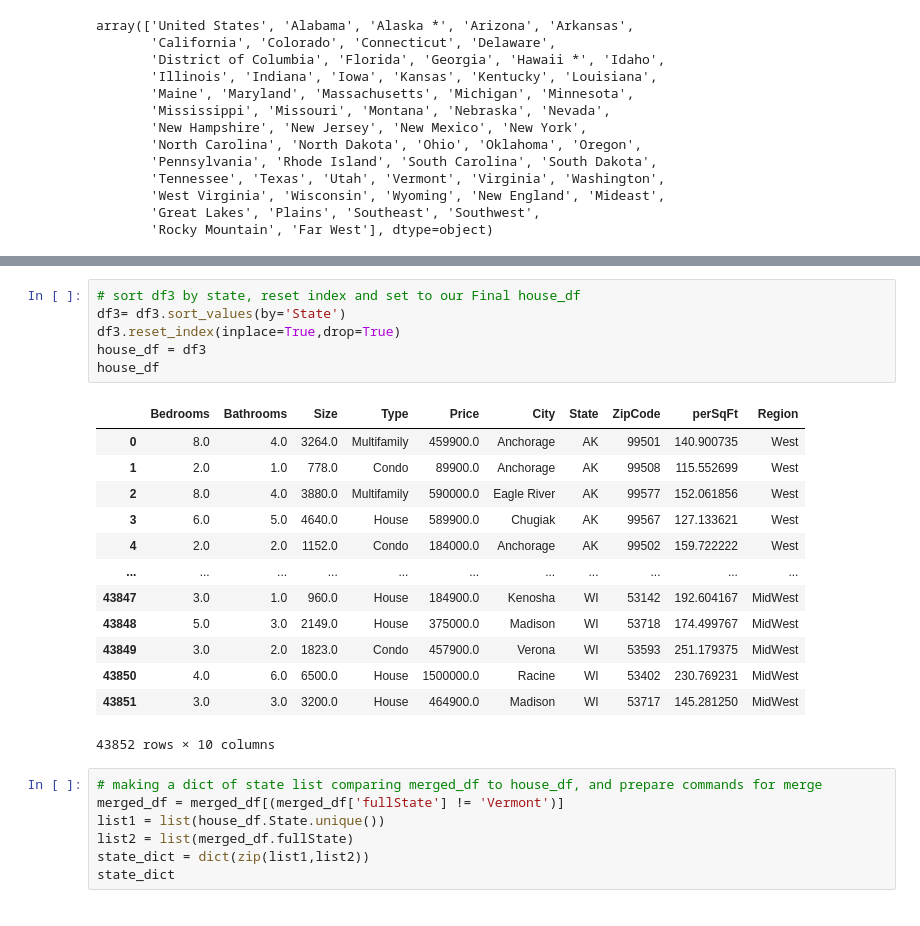
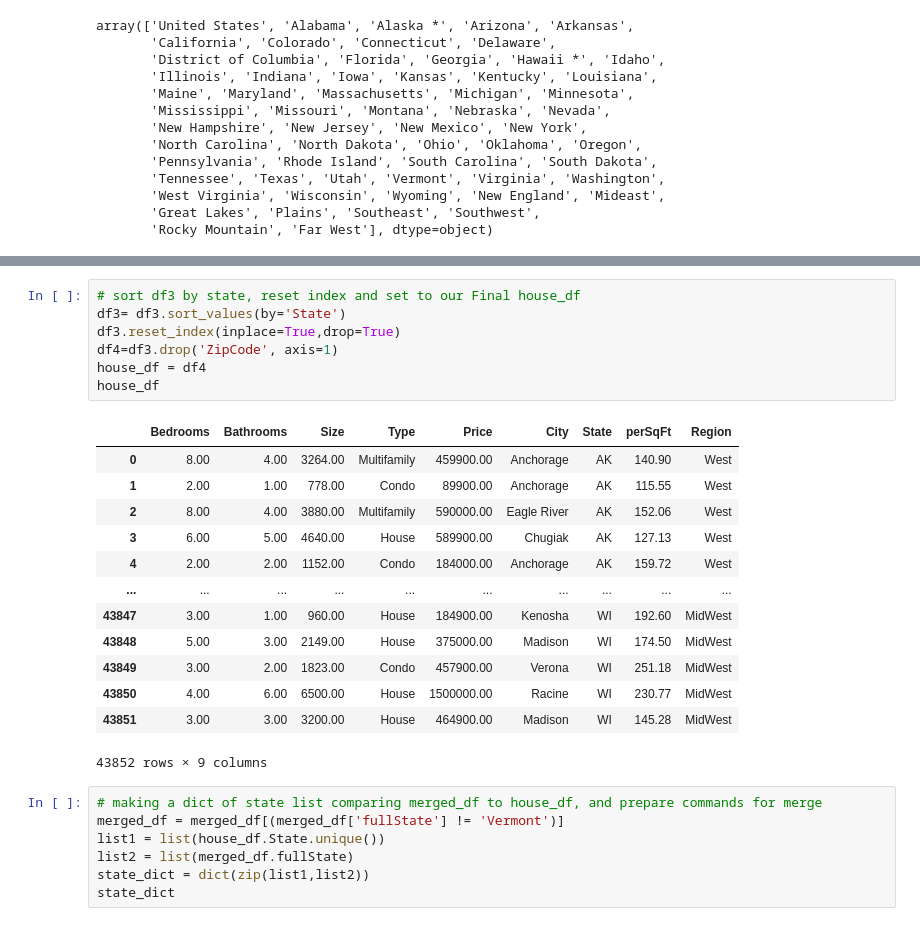
Before and after one commit to StockJanitor/CIS41_Project, a Jupyter notebook: CIS41_Project.ipynb, the cells around one changed output, grey strips where cells are left out. Cells and saved outputs as stored; diff of their text form.

```diff
--- a/CIS41_Project.ipynb
+++ b/CIS41_Project.ipynb
@@ -443,23 +457,24 @@ merged_df.tail()
 # %%
 # sort df3 by state, reset index and set to our Final house_df
 df3= df3.sort_values(by='State')
 df3.reset_index(inplace=True,drop=True)
-house_df = df3
+df4=df3.drop('ZipCode', axis=1)
+house_df = df4
 house_df
 # %% [output]
-|  | Bedrooms | Bathrooms | Size | Type | Price | City | State | ZipCode | perSqFt | Region |
-| 0 | 8.0 | 4.0 | 3264.0 | Multifamily | 459900.0 | Anchorage | AK | 99501 | 140.900735 | West |
-| 1 | 2.0 | 1.0 | 778.0 | Condo | 89900.0 | Anchorage | AK | 99508 | 115.552699 | West |
-| 2 | 8.0 | 4.0 | 3880.0 | Multifamily | 590000.0 | Eagle River | AK | 99577 | 152.061856 | West |
-| 3 | 6.0 | 5.0 | 4640.0 | House | 589900.0 | Chugiak | AK | 99567 | 127.133621 | West |
-| 4 | 2.0 | 2.0 | 1152.0 | Condo | 184000.0 | Anchorage | AK | 99502 | 159.722222 | West |
-| ... | ... | ... | ... | ... | ... | ... | ... | ... | ... | ... |
-| 43847 | 3.0 | 1.0 | 960.0 | House | 184900.0 | Kenosha | WI | 53142 | 192.604167 | MidWest |
-| 43848 | 5.0 | 3.0 | 2149.0 | House | 375000.0 | Madison | WI | 53718 | 174.499767 | MidWest |
-| 43849 | 3.0 | 2.0 | 1823.0 | Condo | 457900.0 | Verona | WI | 53593 | 251.179375 | MidWest |
-| 43850 | 4.0 | 6.0 | 6500.0 | House | 1500000.0 | Racine | WI | 53402 | 230.769231 | MidWest |
-| 43851 | 3.0 | 3.0 | 3200.0 | House | 464900.0 | Madison | WI | 53717 | 145.281250 | MidWest |
+|  | Bedrooms | Bathrooms | Size | Type | Price | City | State | perSqFt | Region |
+| 0 | 8.00 | 4.00 | 3264.00 | Multifamily | 459900.00 | Anchorage | AK | 140.90 | West |
+| 1 | 2.00 | 1.00 | 778.00 | Condo | 89900.00 | Anchorage | AK | 115.55 | West |
+| 2 | 8.00 | 4.00 | 3880.00 | Multifamily | 590000.00 | Eagle River | AK | 152.06 | West |
+| 3 | 6.00 | 5.00 | 4640.00 | House | 589900.00 | Chugiak | AK | 127.13 | West |
+| 4 | 2.00 | 2.00 | 1152.00 | Condo | 184000.00 | Anchorage | AK | 159.72 | West |
+| ... | ... | ... | ... | ... | ... | ... | ... | ... | ... |
+| 43847 | 3.00 | 1.00 | 960.00 | House | 184900.00 | Kenosha | WI | 192.60 | MidWest |
+| 43848 | 5.00 | 3.00 | 2149.00 | House | 375000.00 | Madison | WI | 174.50 | MidWest |
+| 43849 | 3.00 | 2.00 | 1823.00 | Condo | 457900.00 | Verona | WI | 251.18 | MidWest |
+| 43850 | 4.00 | 6.00 | 6500.00 | House | 1500000.00 | Racine | WI | 230.77 | MidWest |
+| 43851 | 3.00 | 3.00 | 3200.00 | House | 464900.00 | Madison | WI | 145.28 | MidWest |
-43852 rows × 10 columns
+43852 rows × 9 columns
 # %%
 # making a dict of state list comparing merged_df to house_df, and prepare commands for merge
 merged_df = merged_df[(merged_df['fullState'] != 'Vermont')]
```
Also changed, not shown: parts of 51 cells of this notebook, 1 other file.
